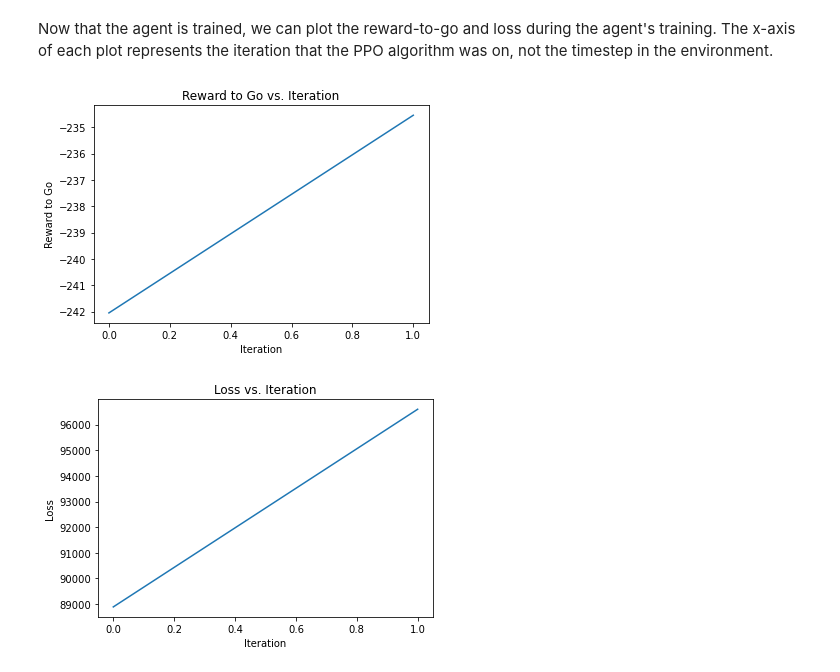
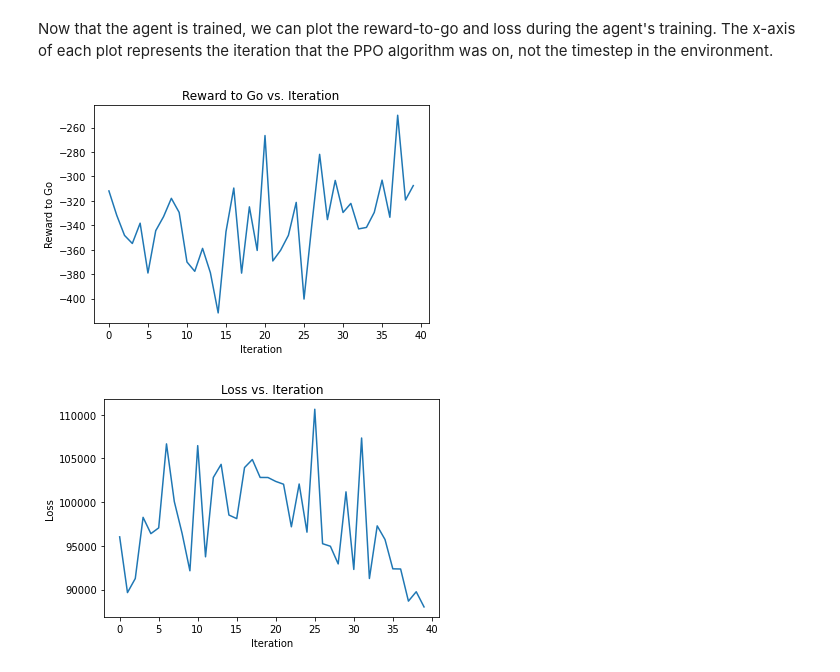
Before and after one commit to JVP15/PPO, a Jupyter notebook: Surrogate_Loss.ipynb, the cells around one changed output. Cells and saved outputs as stored; diff of their text form; code cells hidden in the pictures.

Commit message:
Fixed loss function in nbs and increased training iterations

```diff
--- a/Surrogate_Loss.ipynb
+++ b/Surrogate_Loss.ipynb
@@ -32,8 +32,8 @@ log_std = .01
 learning_rate=1e-3
 gamma = .99
 
-total_timesteps = 20000
-batch_size = 5
+total_timesteps = 100000
+batch_size = 10
 trajectory_length = 100
 train_iterations = total_timesteps // (batch_size * trajectory_length)
 log_interval = train_iterations // 2 # this lets us visualize the value function
@@ -60,13 +58,12 @@ plt.ylabel('Reward to Go')
 plt.title('Reward to Go vs. Iteration')
 plt.show()
 # %% [output]
-[figure, old version]
+[figure, new version]
 # %%
-iterations = np.arange(0, len(agent.losses), log_interval)
 plt.plot(iterations, agent.losses)
 plt.xlabel('Iteration')
 plt.ylabel('Loss')
 plt.title('Loss vs. Iteration')
 plt.show()
 # %% [output]
-[figure, old version]
+[figure, new version]
```
Also changed, not shown: parts of 1 cell of this notebook, 4 other files.
